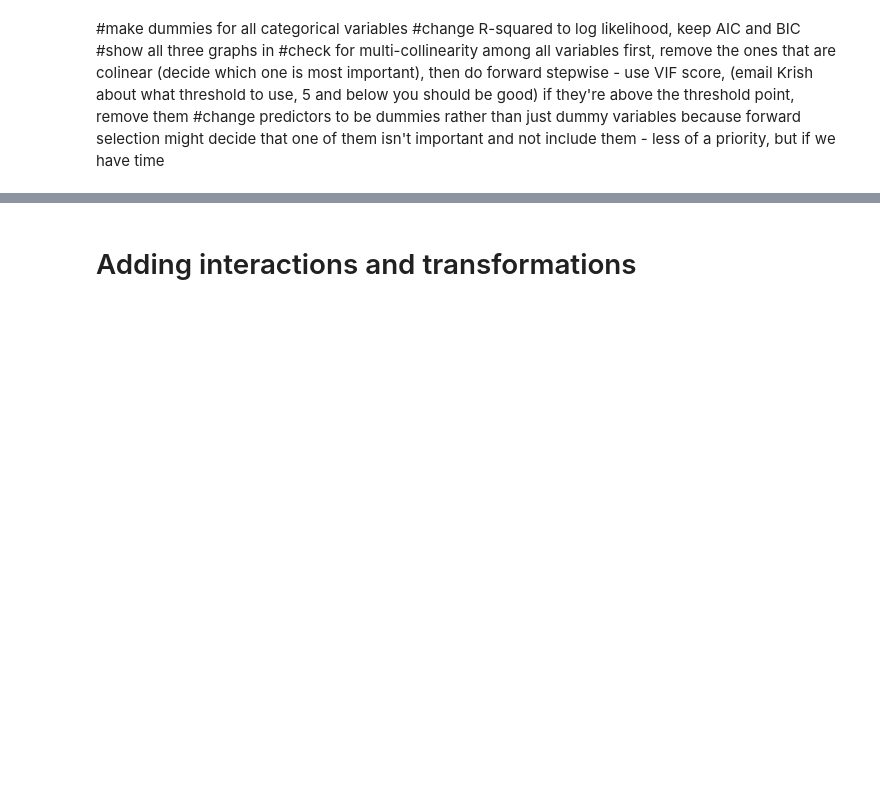
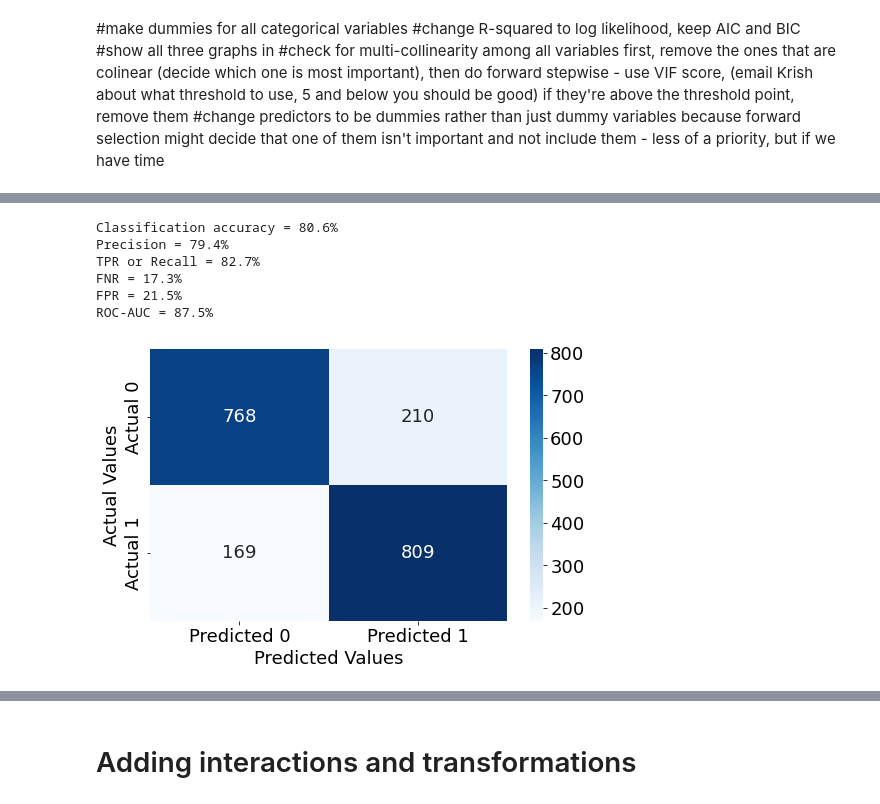
Before and after one commit to catherineerickson/Attrition-Project, a Jupyter notebook: Improved_Model.ipynb, the cells around one changed output, grey strips where cells are left out. Drawn from its saved outputs; the diff is of its cells as text; code cells hidden in the pictures; blank space fills up the shorter version.

```diff
--- a/Improved_Model.ipynb
+++ b/Improved_Model.ipynb
@@ -642,5 +822,13 @@ best_fwd_reg_model.summary()
 # %%
-confusion_matrix_data(train,train.Attrition_Yes,best_fwd_reg_model,0.55)
+confusion_matrix_data(train,train.Attrition_Yes,best_fwd_reg_model,0.5)
+# %% [output]
+Classification accuracy = 80.6%
+Precision = 79.4%
+TPR or Recall = 82.7%
+FNR = 17.3%
+FPR = 21.5%
+ROC-AUC = 87.5%
+[figure, added]
 # %%
 # confusion_matrix_test(test,test.Attrition_Yes,best_fwd_reg_model,0.55)
 # %%
```
Also changed, not shown: parts of 37 cells of this notebook.
